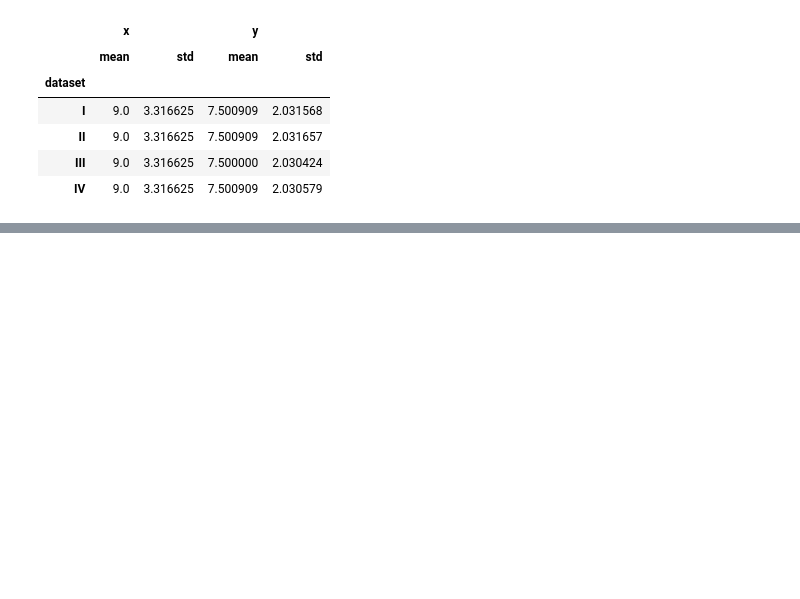
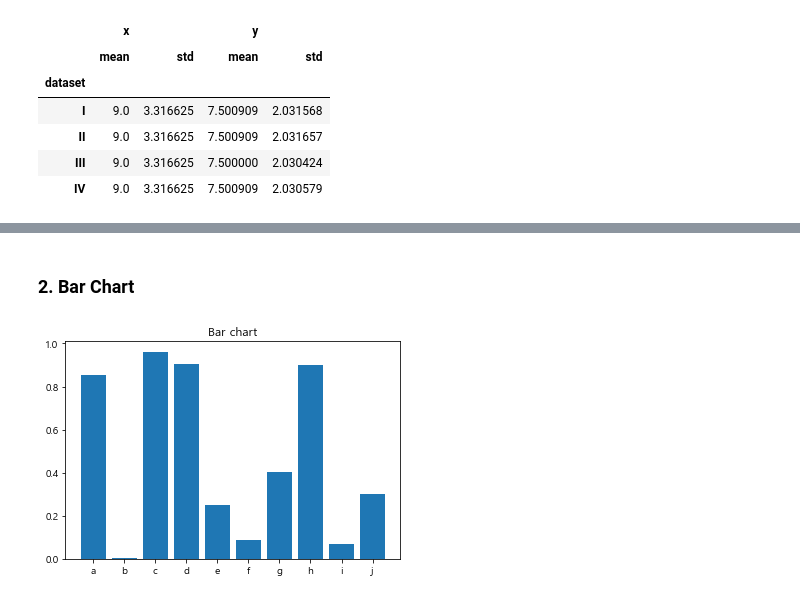
Before and after one commit to ckiekim/Data-Analysis-2021.11, a Jupyter notebook: 03.시각화/03.다양한plot.ipynb, the cells around one changed output, grey strips where cells are left out. Saved outputs shown, nothing was run; the diff lists cells and outputs as text; code cells hidden in the pictures; blank space fills up the shorter version.

```diff
--- a/03.시각화/03.다양한plot.ipynb
+++ b/03.시각화/03.다양한plot.ipynb
@@ -30,0 +46,9 @@ ans.groupby('dataset').agg(['mean','std'])
+# %% [markdown]
+### 2. Bar Chart
+# %%
+s = pd.Series(np.random.rand(10), index=list('abcdefghij'))
+plt.bar(s.index, s.values)
+plt.title('Bar chart')
+plt.show()
+# %% [output]
+[figure, added]
```
Also changed, not shown: parts of 18 cells of this notebook, 2 other files.
